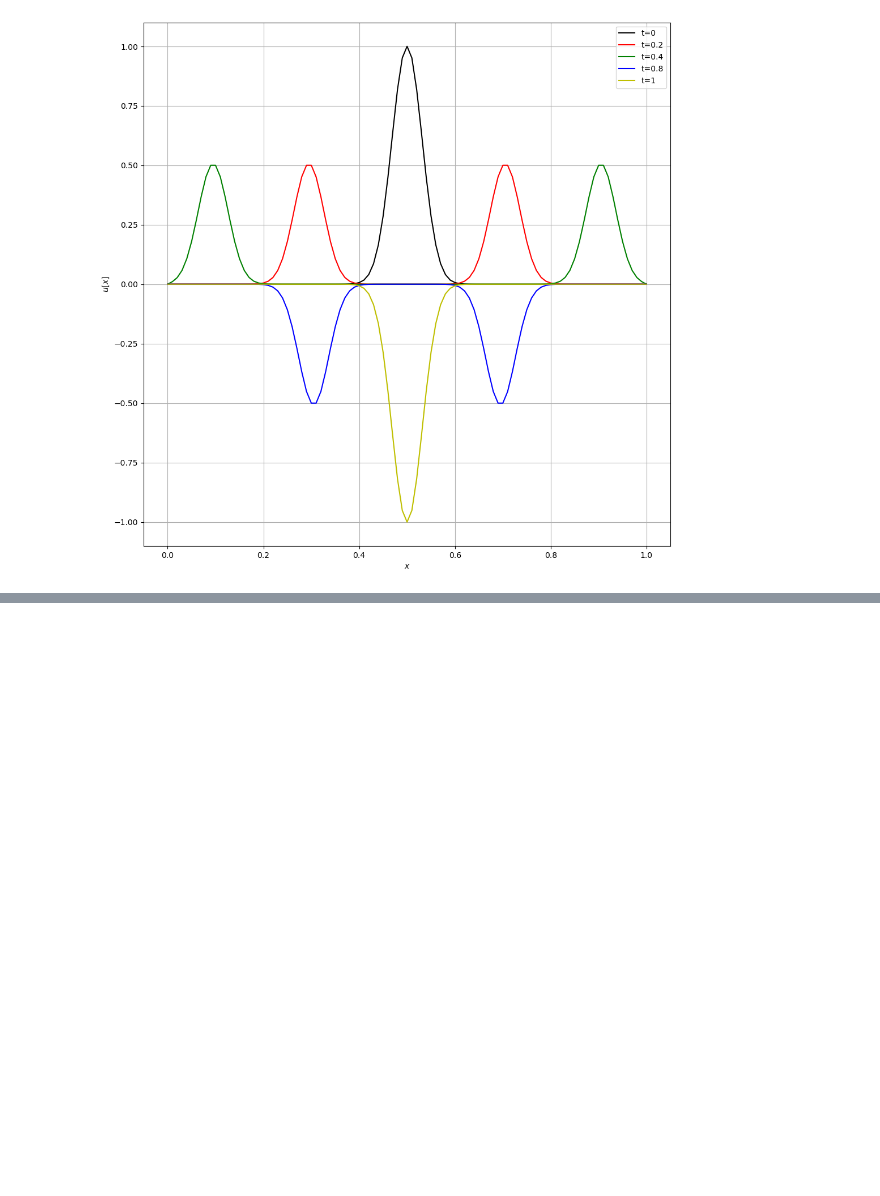
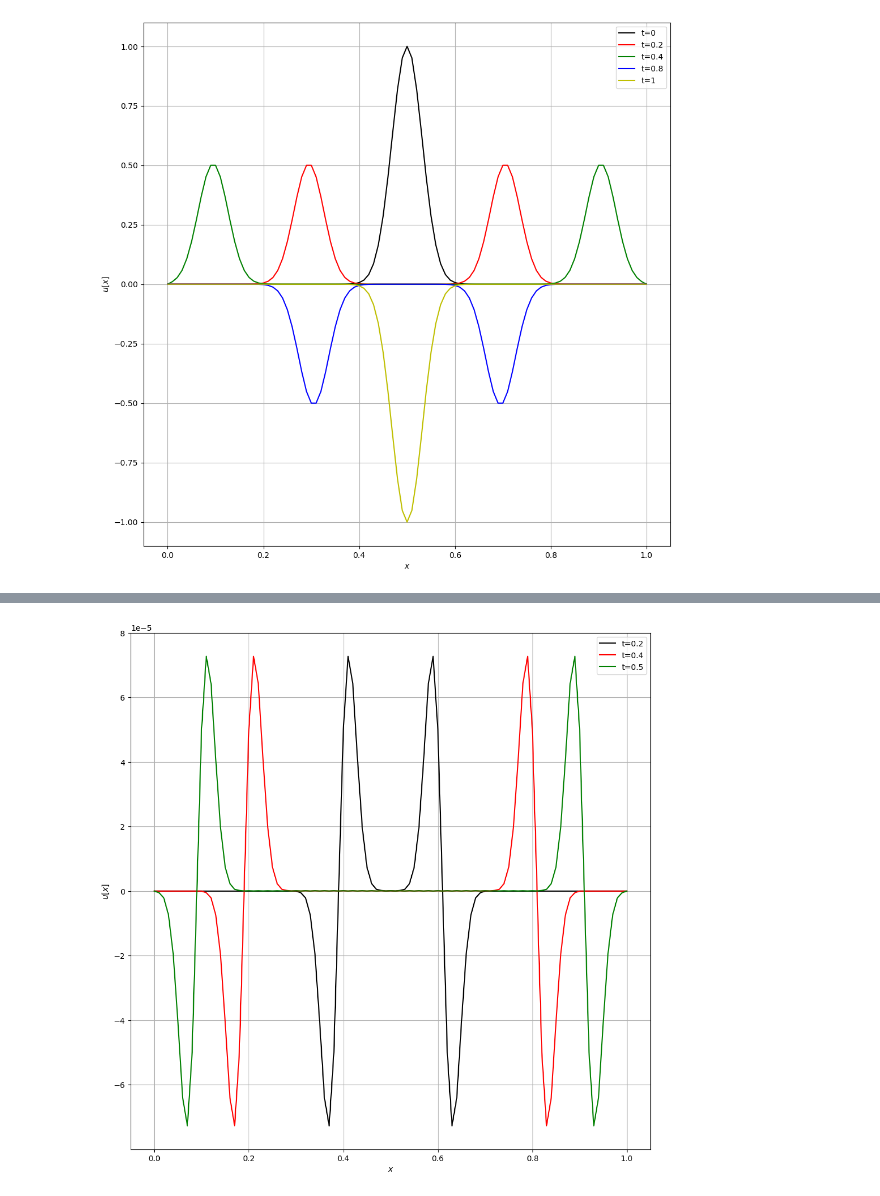
Before and after one commit to andrihendriyana/Seismicwavesimulation, a Jupyter notebook: 1D_time_acoustic_wave.ipynb, the cells around one changed output, grey strips where cells are left out. Cells and saved outputs as stored; diff of their text form; code cells hidden in the pictures; blank space fills up the shorter version.

```diff
--- a/1D_time_acoustic_wave.ipynb
+++ b/1D_time_acoustic_wave.ipynb
@@ -120,0 +150,59 @@ plt.savefig("PDE_hyperbolic1.png", bbox_inches='tight')
+# %%
+#source location x=0.5
+xs=0.5
+xsi=int(xs/dx)
+
+u2=np.zeros(nx) #n+1
+u1=np.zeros(nx) #n
+u0=np.zeros(nx) #n-1
+dudx2=np.zeros(nx)
+
+uu2=np.zeros(nx)
+uu4=np.zeros(nx)
+uu8=np.zeros(nx)
+uu10=np.zeros(nx)
+
+#initial condition, u1=0
+#Boundary condition, persamaan ...
+u1[0]=0
+u1[nx-1]=0
+for it in range(1,nt):
+    #compute spatial derivatives
+    for ix in range(1,nx-1):
+        dudx2[ix]=(u1[ix-1]-2*u1[ix]+u1[ix+1])/dx**2
+    if (it==1):
+        u0=list(u1) # persamaan 7
+    #time extrapolation, persamaan 6
+    u2 = vv**2*dt**2*dudx2+u1+u1-u0
+    #add source time function
+    u2[xsi] = u2[xsi] + dt**2*yricker[it]
+    #BC
+    u2[0]=0#u2[1]
+    u2[nx-1]=0#u2[nx-2]
+    u0=list(u1)
+    u1=list(u2)
+    #simpan nilai u pada t=0.2
+    if (it*dt==0.2):
+        uu2=list(u1)
+    #simpan nilai u pada t=0.4
+    if (it*dt==0.4):
+        uu4=list(u1)
+    #simpan nilai u pada t=0.5
+    if (it*dt==0.5):
+        uu8=list(u1)
+    #simpan nilai u pada t=1
+    if (it*dt==1):
+        uu10=list(u1)
+
+plt.subplots(figsize=(12,12))
+plt.plot(xx,uu2,"k",markersize=15,label="t=0.2")
+plt.plot(xx,uu4,"r",markersize=15,label="t=0.4")
+plt.plot(xx,uu8,"g",markersize=15,label="t=0.5")
+#plt.plot(xx,uu10,"b",markersize=15,label="t=1")
+plt.legend()
+plt.grid()
+plt.xlabel(r"$x$")
+plt.ylabel(r"$u[x]$")
+plt.savefig("PDE_hyperbolic3.png", bbox_inches='tight')
+# %% [output]
+[figure, added]
```
Also changed, not shown: parts of 3 cells of this notebook.
